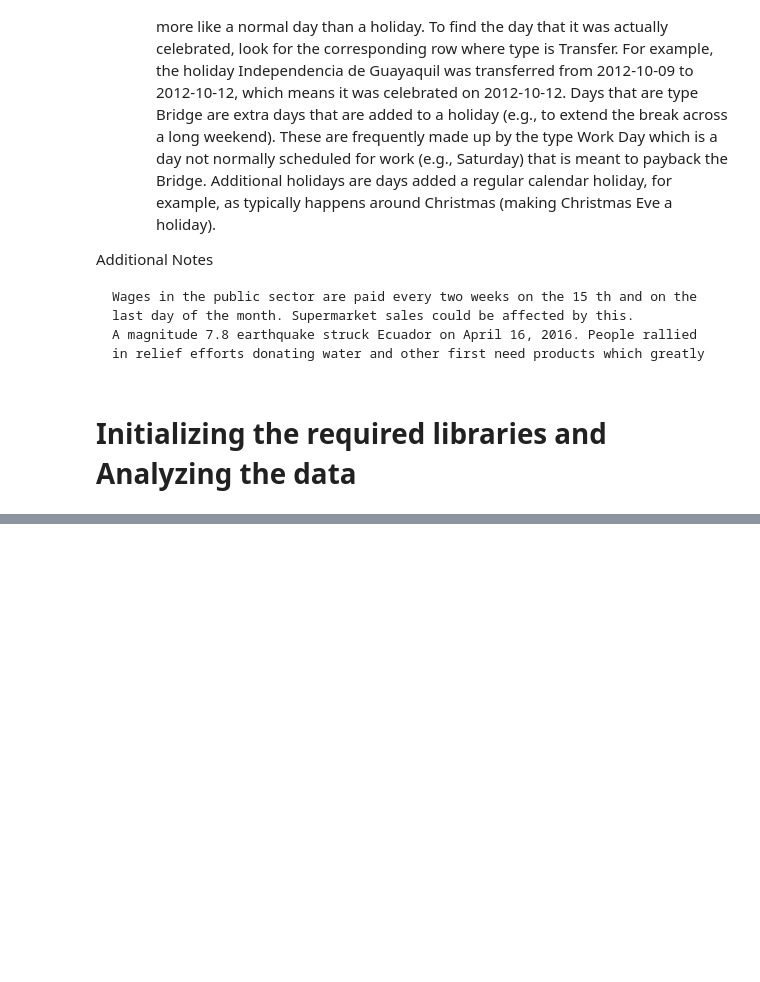
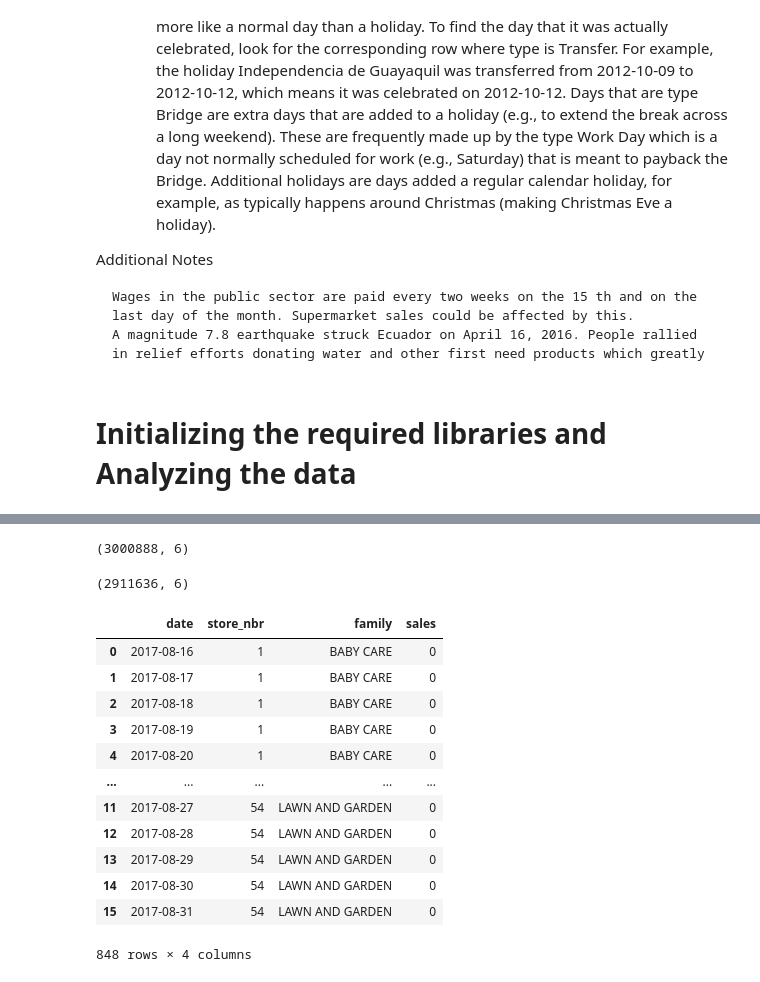
Before and after one commit to SSTengNic/MachineLearningProjects, a Jupyter notebook: Store Sales - Time Series Forecasting project/store_sales.ipynb, the cells around one changed output, grey strips where cells are left out. Cells and saved outputs as stored; diff of their text form; code cells hidden in the pictures; blank space fills up the shorter version.

```diff
--- a/Store Sales - Time Series Forecasting project/store_sales.ipynb
+++ b/Store Sales - Time Series Forecasting project/store_sales.ipynb
@@ -121,0 +201,44 @@ dtype: object
+# %%
+c = training_data.groupby(["store_nbr", "family"]).sales.sum().reset_index().sort_values(["family","store_nbr"])
+c = c[c.sales == 0]
+
+
+print(training_data.shape)
+# Anti Join
+outer_join = training_data.merge(c[c.sales == 0].drop("sales",axis = 1), how = 'outer', indicator = True)
+training_data = outer_join[~(outer_join._merge == 'both')].drop('_merge', axis = 1)
+del outer_join
+gc.collect()
+training_data.shape
+# %% [output]
+(3000888, 6)
+(2911636, 6)
+# %%
+zero_prediction = []
+for i in range(0,len(c)):
+    zero_prediction.append(
+        pd.DataFrame({
+            "date":pd.date_range("2017-08-16", "2017-08-31").tolist(),
+            "store_nbr":c.store_nbr.iloc[i],
+            "family":c.family.iloc[i],
+            "sales":0
+        })
+    )
+zero_prediction = pd.concat(zero_prediction)
+del c
+gc.collect()
+zero_prediction
+# %% [output]
+|  | date | store_nbr | family | sales |
+| 0 | 2017-08-16 | 1 | BABY CARE | 0 |
+| 1 | 2017-08-17 | 1 | BABY CARE | 0 |
+| 2 | 2017-08-18 | 1 | BABY CARE | 0 |
+| 3 | 2017-08-19 | 1 | BABY CARE | 0 |
+| 4 | 2017-08-20 | 1 | BABY CARE | 0 |
+| ... | ... | ... | ... | ... |
+| 11 | 2017-08-27 | 54 | LAWN AND GARDEN | 0 |
+| 12 | 2017-08-28 | 54 | LAWN AND GARDEN | 0 |
+| 13 | 2017-08-29 | 54 | LAWN AND GARDEN | 0 |
+| 14 | 2017-08-30 | 54 | LAWN AND GARDEN | 0 |
+| 15 | 2017-08-31 | 54 | LAWN AND GARDEN | 0 |
+848 rows × 4 columns
```
Also changed, not shown: parts of 21 cells of this notebook.
